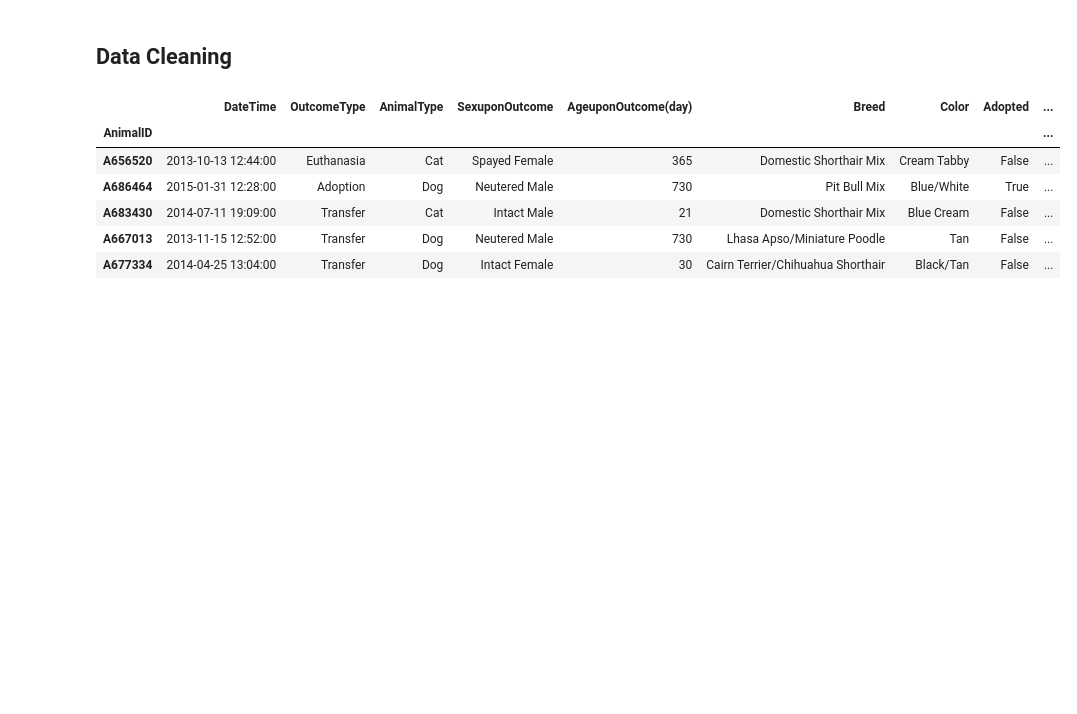
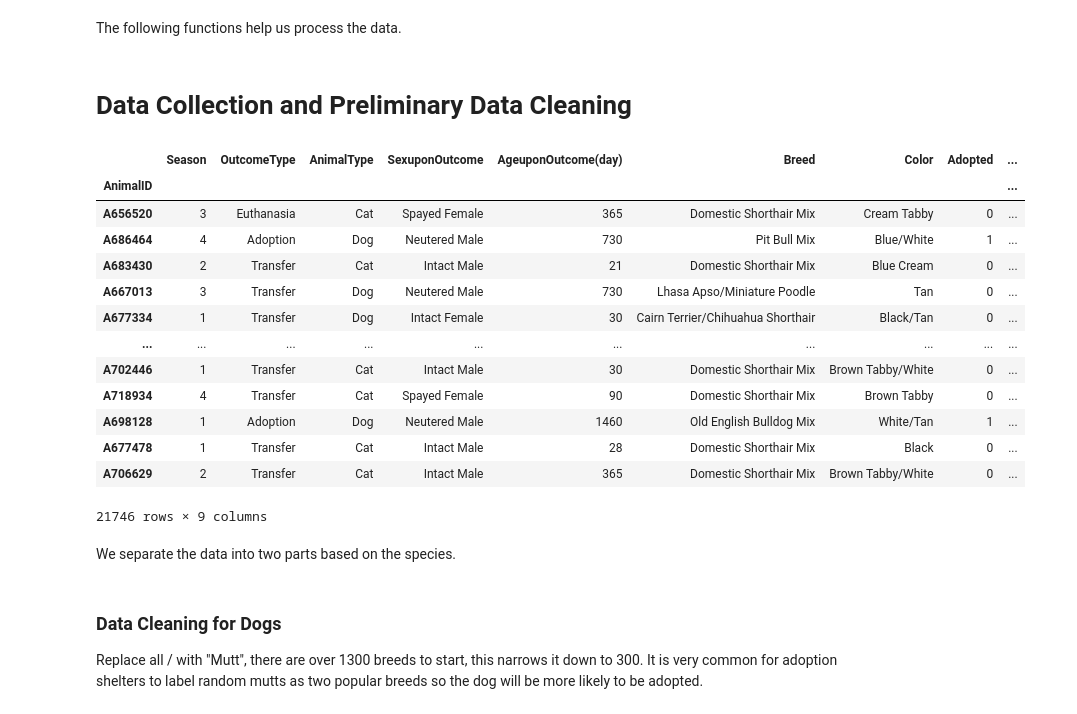
Before and after one commit to shi123lin/CMSC320Fall2022, a Jupyter notebook: final_project.ipynb, the cells around one changed output. Drawn from its saved outputs; the diff is of its cells as text; code cells hidden in the pictures; blank space fills up the shorter version.

```diff
--- a/final_project.ipynb
+++ b/final_project.ipynb
@@ -11 +27,3 @@ import re
+# %% [markdown]
+The following functions help us process the data.
 # %%
@@ -24,44 +68,63 @@ def get_age_group(age):
 # %% [markdown]
-## Data Cleaning
+# Data Collection and Preliminary Data Cleaning
 # %%
 # read in the dataset
 df = pd.read_csv("train.csv", index_col = 0)
 
 # remove unnecessary columns and rows
 df.drop("Name", axis = 1, inplace=True)
 df.drop("OutcomeSubtype", axis = 1, inplace=True)
 df.drop(df[df.OutcomeType == "Died"].index, inplace=True)
 df.drop(df[df.OutcomeType == "Return_to_owner"].index, inplace=True)
 
-# add a column to show whether the animal was adopted
-df["Adopted"] = df.apply(lambda row: row["OutcomeType"] == "Adoption", axis=1)
+# add a column to show whether the animal was adopted, 1 indicates True and 0 indicates False
+df["Adopted"] = df.apply(lambda row: 1 if row["OutcomeType"] == "Adoption" else 0 , axis=1)
 
-# change age to days, assume there are 365 days in a year and 30 days in a month.
+# change column names
 df.rename({"AgeuponOutcome": "AgeuponOutcome(day)"}, axis=1, inplace=True)
+df.rename({"DateTime": "Season"}, axis=1, inplace=True)
+
+# iterate through the dataframe to process the data
 for index, row in df.iterrows():
+
+    # change age to days, assume there are 365 days in a year and 30 days in a month.
     try:
         num = int(re.compile(r"[0-9]+").match(row["AgeuponOutcome(day)"]).group(0))
 
         if "year" in row["AgeuponOutcome(day)"]:
             df.at[index,"AgeuponOutcome(day)"] = int(num * 365)
         elif "month" in row["AgeuponOutcome(day)"]:
             df.at[index,"AgeuponOutcome(day)"] = num * 30
         elif "week" in row["AgeuponOutcome(day)"]:
             df.at[index,"AgeuponOutcome(day)"] = num * 7
         elif "day" in row["AgeuponOutcome(day)"]:
             df.at[index,"AgeuponOutcome(day)"] = num
     except:
         continue
         # there are about 20 missing data
 
-#Creat age bins
-df['Age Group'] = df["AgeuponOutcome(day)"].apply(get_age_group)
-df.head()
+    # change datetime to season
+    # Spring = 1, Summer = 2, Autumn = 3, Winter = 4
+    df.at[index,"Season"] = date_to_season(row["Season"])
+
+
+# Create age bins
+df['AgeGroup'] = df["AgeuponOutcome(day)"].apply(get_age_group)
+
+# show the cleaned dataframe
+display(df)
 # %% [output]
-|  | DateTime | OutcomeType | AnimalType | SexuponOutcome | AgeuponOutcome(day) | Breed | Color | Adopted | ... |
+|  | Season | OutcomeType | AnimalType | SexuponOutcome | AgeuponOutcome(day) | Breed | Color | Adopted | ... |
 | AnimalID |  |  |  |  |  |  |  |  | ... |
-| A656520 | 2013-10-13 12:44:00 | Euthanasia | Cat | Spayed Female | 365 | Domestic Shorthair Mix | Cream Tabby | False | ... |
-| A686464 | 2015-01-31 12:28:00 | Adoption | Dog | Neutered Male | 730 | Pit Bull Mix | Blue/White | True | ... |
-| A683430 | 2014-07-11 19:09:00 | Transfer | Cat | Intact Male | 21 | Domestic Shorthair Mix | Blue Cream | False | ... |
-| A667013 | 2013-11-15 12:52:00 | Transfer | Dog | Neutered Male | 730 | Lhasa Apso/Miniature Poodle | Tan | False | ... |
-| A677334 | 2014-04-25 13:04:00 | Transfer | Dog | Intact Female | 30 | Cairn Terrier/Chihuahua Shorthair | Black/Tan | False | ... |
+| A656520 | 3 | Euthanasia | Cat | Spayed Female | 365 | Domestic Shorthair Mix | Cream Tabby | 0 | ... |
+| A686464 | 4 | Adoption | Dog | Neutered Male | 730 | Pit Bull Mix | Blue/White | 1 | ... |
+| A683430 | 2 | Transfer | Cat | Intact Male | 21 | Domestic Shorthair Mix | Blue Cream | 0 | ... |
+| A667013 | 3 | Transfer | Dog | Neutered Male | 730 | Lhasa Apso/Miniature Poodle | Tan | 0 | ... |
+| A677334 | 1 | Transfer | Dog | Intact Female | 30 | Cairn Terrier/Chihuahua Shorthair | Black/Tan | 0 | ... |
+| ... | ... | ... | ... | ... | ... | ... | ... | ... | ... |
+| A702446 | 1 | Transfer | Cat | Intact Male | 30 | Domestic Shorthair Mix | Brown Tabby/White | 0 | ... |
+| A718934 | 4 | Transfer | Cat | Spayed Female | 90 | Domestic Shorthair Mix | Brown Tabby | 0 | ... |
+| A698128 | 1 | Adoption | Dog | Neutered Male | 1460 | Old English Bulldog Mix | White/Tan | 1 | ... |
+| A677478 | 1 | Transfer | Cat | Intact Male | 28 | Domestic Shorthair Mix | Black | 0 | ... |
+| A706629 | 2 | Transfer | Cat | Intact Male | 365 | Domestic Shorthair Mix | Brown Tabby/White | 0 | ... |
+21746 rows × 9 columns
@@ -71,5 +131,11 @@ df.head()
+# %% [markdown]
+We separate the data into two parts based on the species.
 # %%
 # create seperate dataframes for dogs and cats
 grouped = df.groupby(df.AnimalType)
 dogs = grouped.get_group("Dog")
 cats = grouped.get_group("Cat")
+# %% [markdown]
+### Data Cleaning for Dogs
+Replace all / with "Mutt", there are over 1300 breeds to start, this narrows it down to 300.
+It is very common for adoption shelters to label random mutts as two popular breeds so the dog will be more likely to be adopted.
```
Also changed, not shown: parts of 33 cells of this notebook.
